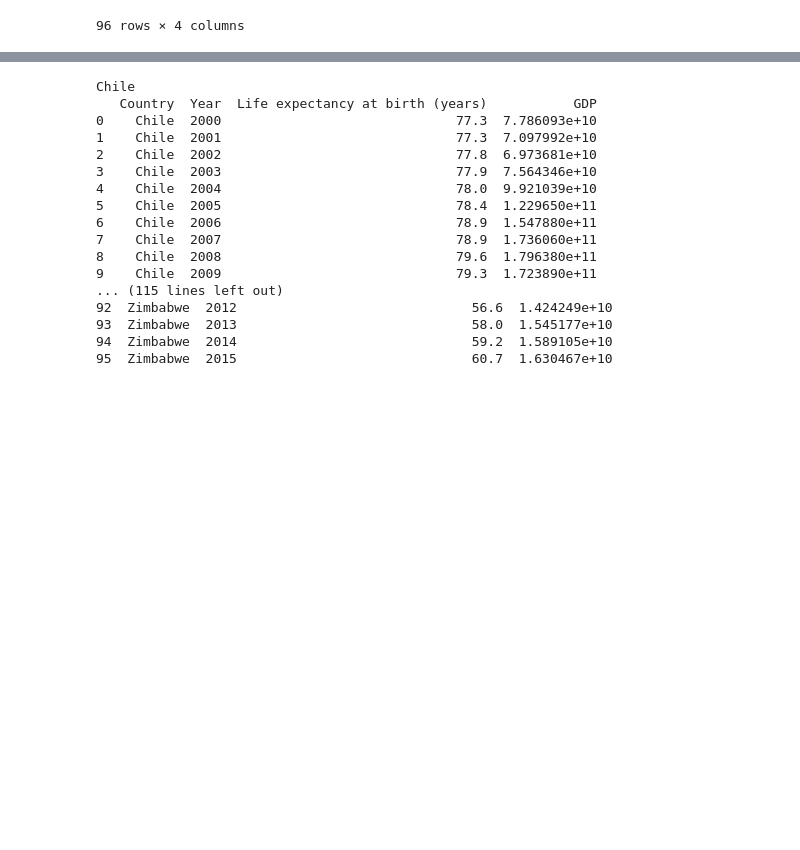
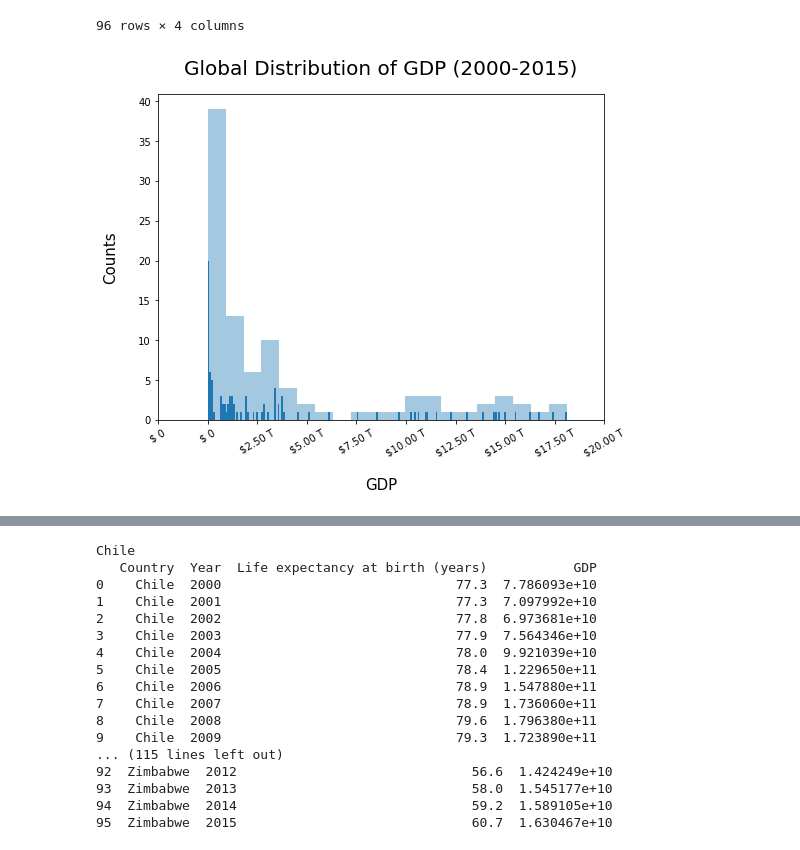
Before and after one commit to EulerLft/Projects, a Jupyter notebook: life_expectancy_gdp.ipynb, the cells around one changed output, grey strips where cells are left out. Cells and saved outputs as stored; diff of their text form; code cells hidden in the pictures; blank space fills up the shorter version.

```diff
--- a/life_expectancy_gdp.ipynb
+++ b/life_expectancy_gdp.ipynb
@@ -22,0 +46,16 @@ all_data
+# %%
+fig, ax = plt.subplots(figsize=(8,6));
+
+plt.hist(all_data['GDP'], bins=200, color='tab:blue');
+plt.hist(all_data['GDP'], bins=20, alpha=0.4, color='tab:blue');
+axes = list(ax.get_xticks());
+formatted_axes = format_axes(axes, 'trillion');
+ax.set_xticks(axes);
+ax.set_xticklabels(formatted_axes);
+ax.tick_params(axis='x', rotation=30)
+
+plt.xlabel('GDP', labelpad=20, size=15);
+plt.ylabel('Counts', labelpad=20, size=15);
+plt.title('Global Distribution of GDP (2000-2015)', pad=20, size=20);
+# %% [output]
+[figure, added]
```
Also changed, not shown: parts of 13 cells of this notebook, 1 other file.
